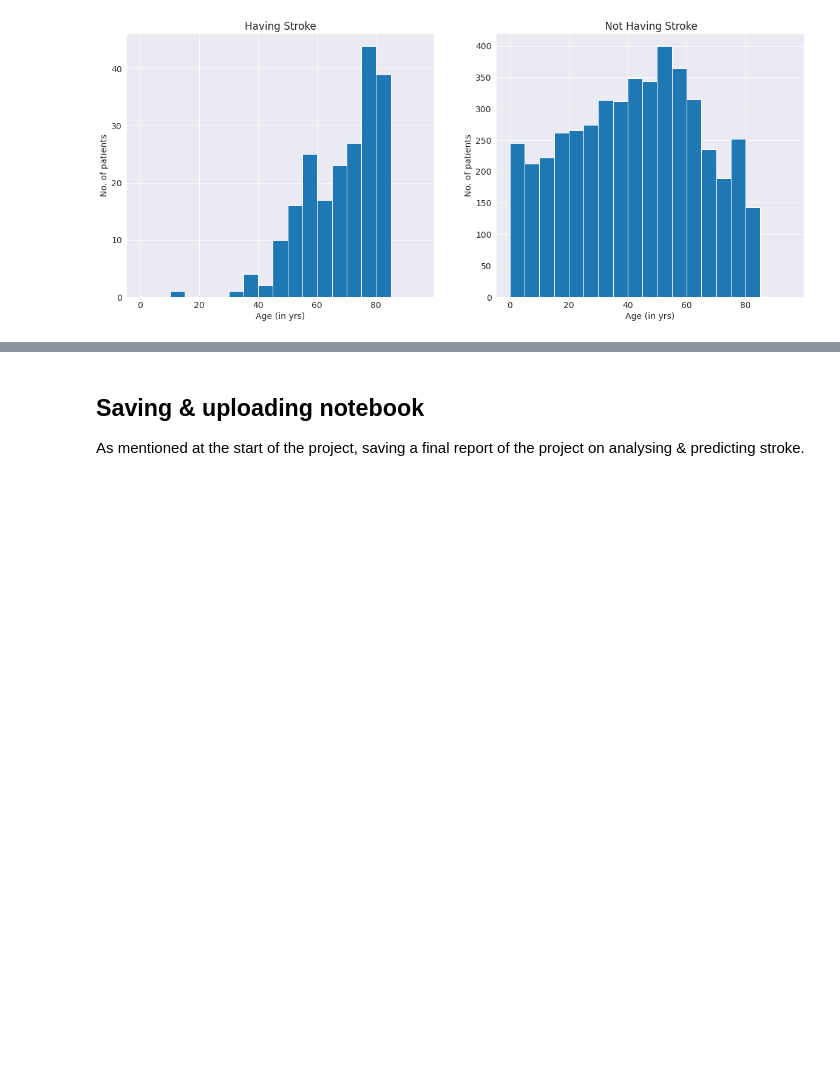
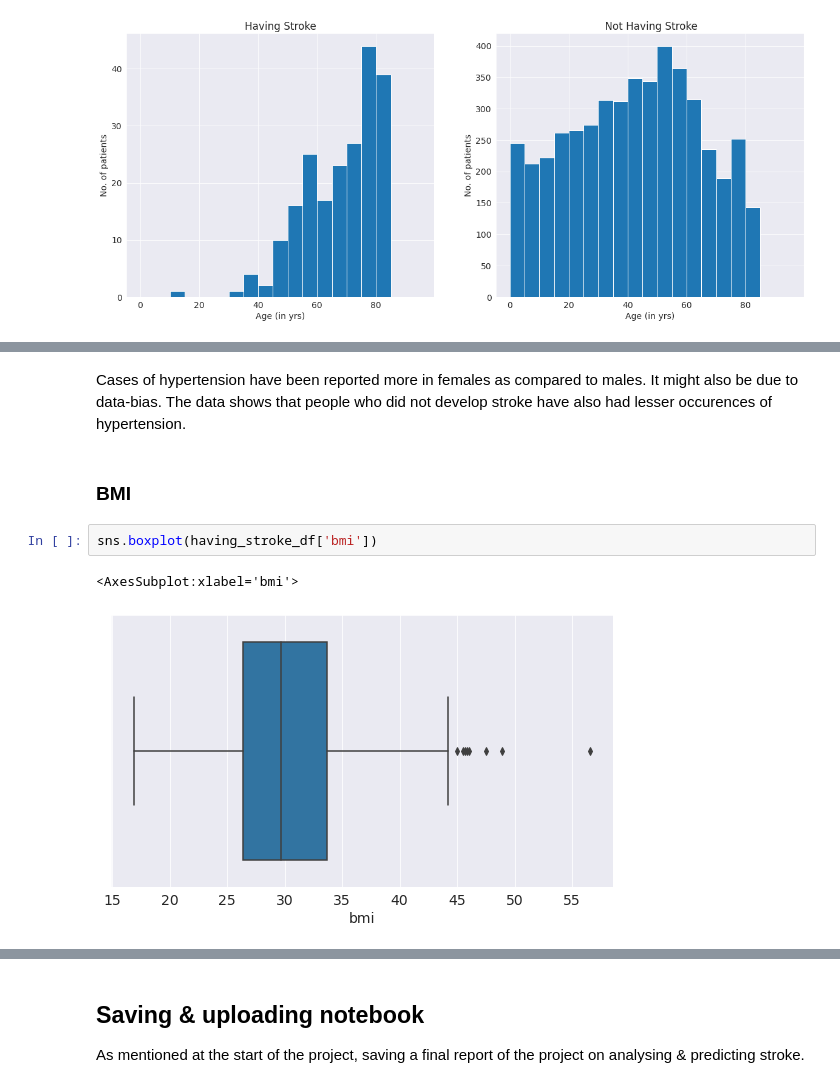
Before and after one commit to aamleen/Stroke-Analysis-and-Prediction, a Jupyter notebook: stroke_analysis_and_prediction.ipynb, the cells around one changed output, grey strips where cells are left out. Drawn from its saved outputs; the diff is of its cells as text; blank space fills up the shorter version.

```diff
--- a/stroke_analysis_and_prediction.ipynb
+++ b/stroke_analysis_and_prediction.ipynb
@@ -531,0 +335,9 @@ TODO - write some explanation here.
+# %% [markdown]
+Cases of hypertension have been reported more in females as compared to males. It might also be due to data-bias. The data shows that people who did not develop stroke have also had lesser occurences of hypertension.
+# %% [markdown]
+### BMI
+# %%
+sns.boxplot(having_stroke_df['bmi'])
+# %% [output]
+<AxesSubplot:xlabel='bmi'>
+[figure, added]
```
Also changed, not shown: parts of 58 cells of this notebook.
